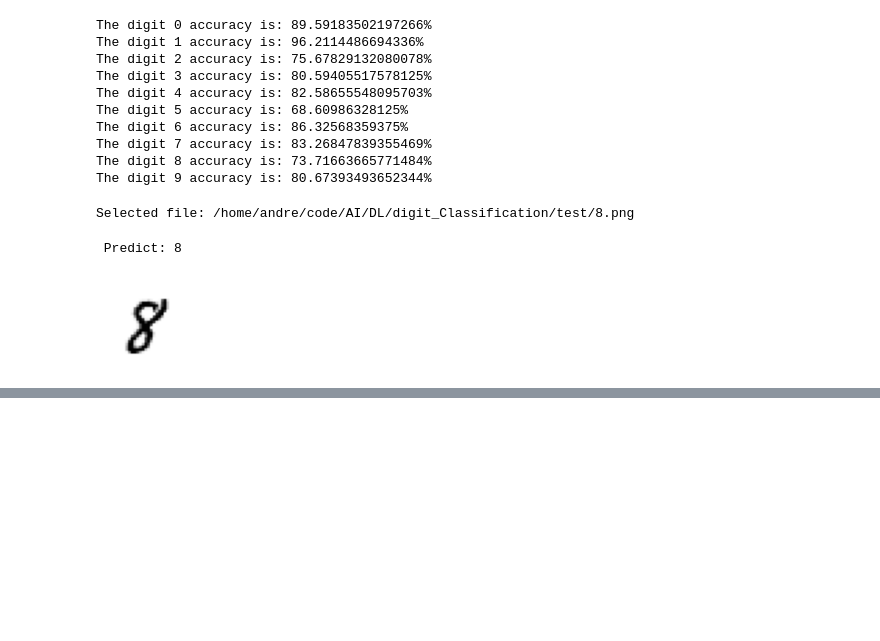
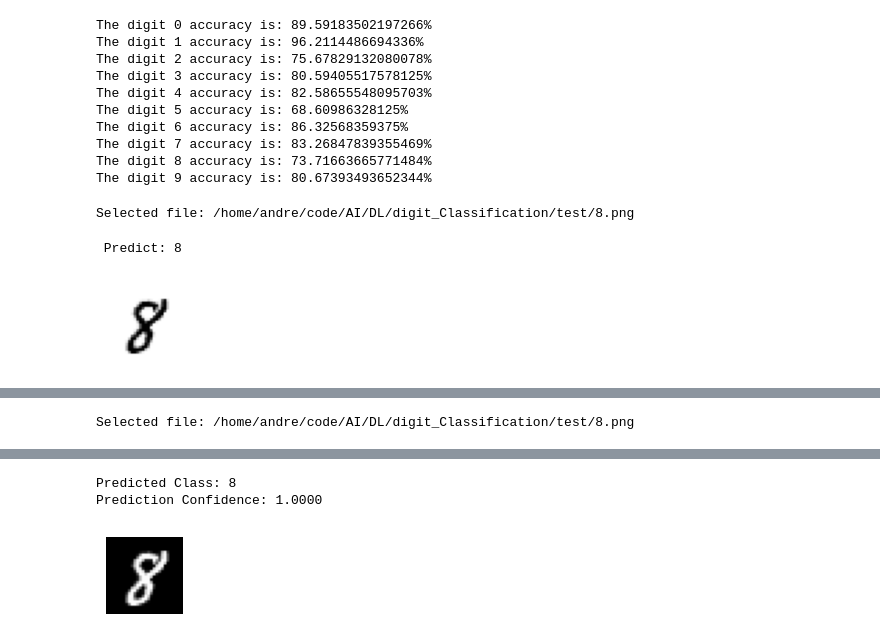
Before and after one commit to arsalanyavari/AI, a Jupyter notebook: DL/digit_Classification/digit_classification.ipynb, the cells around one changed output, grey strips where cells are left out. Saved outputs shown, nothing was run; the diff lists cells and outputs as text; code cells hidden in the pictures; blank space fills up the shorter version.

```diff
--- a/DL/digit_Classification/digit_classification.ipynb
+++ b/DL/digit_Classification/digit_classification.ipynb
@@ -274,0 +301,3 @@ print(f' Predict: {predict(user_file_tensor, mean_list)}')
+# %%
+model = cnn_learner(dls, resnet18, metrics=error_rate)
+model.fine_tune(3)
@@ -274,0 +331,17 @@ print(f' Predict: {predict(user_file_tensor, mean_list)}')
+# %%
+def open_file_dialog():
+    root = tk.Tk()
+    root.withdraw()
+    file_path = filedialog.askopenfilename()
+    print(f"Selected file: {file_path}")
+    return file_path
+# %%
+img_path = open_file_dialog()
+img = PILImage.create(img_path)
+img.show()
+pred_class, pred_idx, probs = model.predict(img)
+
+print(f'Predicted Class: {pred_class}')
+print(f'Prediction Confidence: {probs[pred_idx]:.4f}')
+# %% [output]
+Selected file: /home/andre/code/AI/DL/digit_Classification/test/8.png
@@ -274,0 +349,3 @@ print(f' Predict: {predict(user_file_tensor, mean_list)}')
+Predicted Class: 8
+Prediction Confidence: 1.0000
+[figure, added]
```
Also changed, not shown: parts of 35 cells of this notebook, 1 other file.
